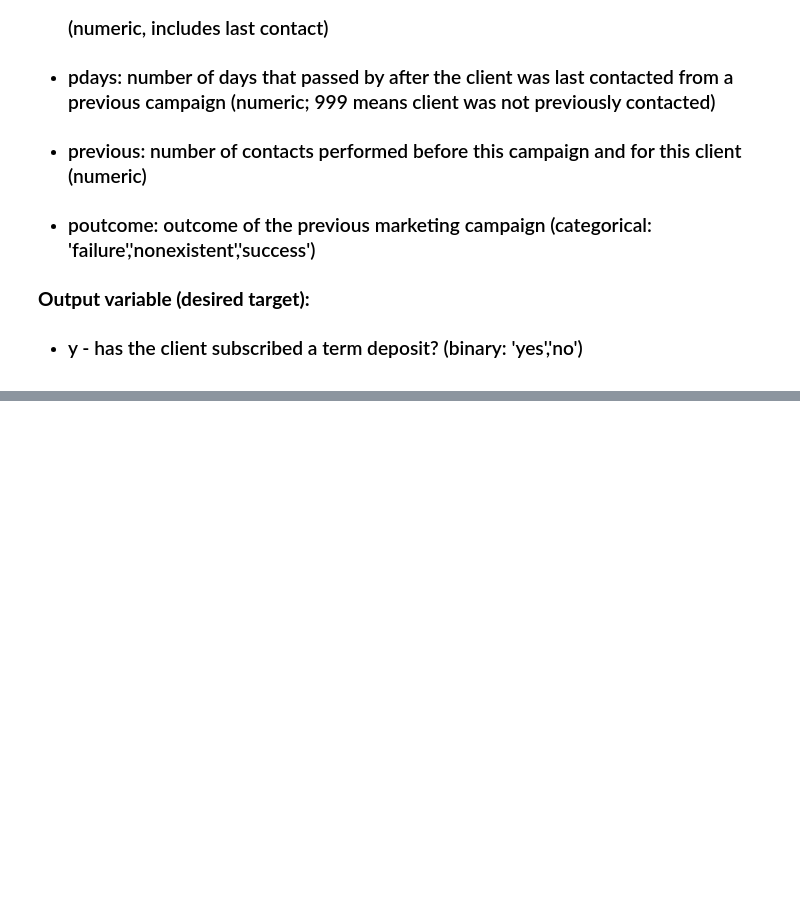
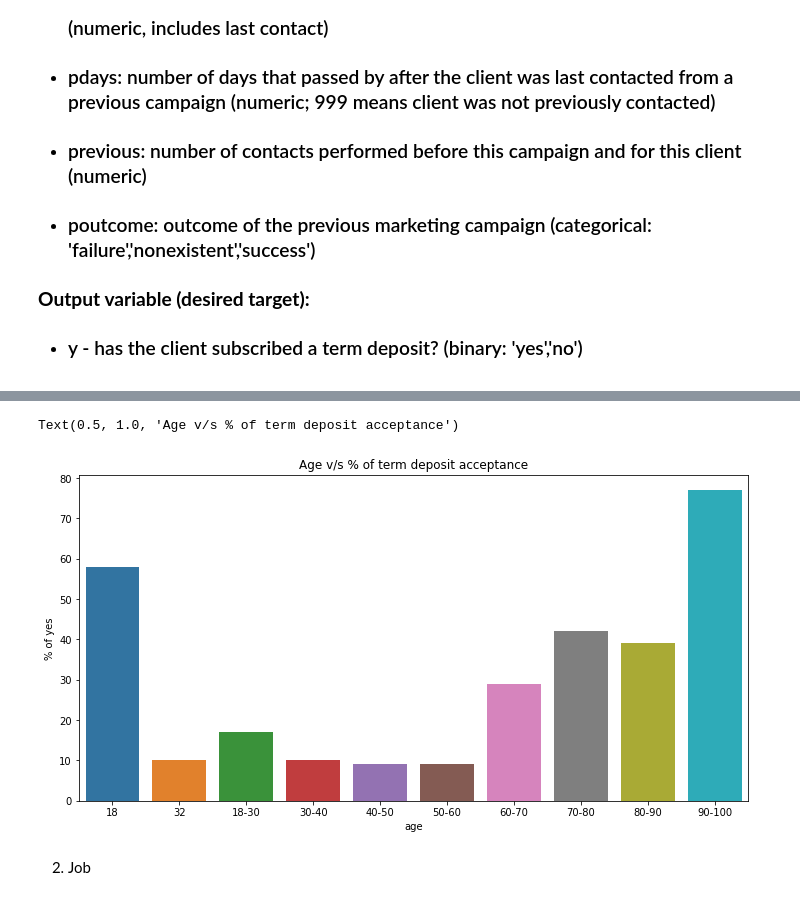
Before and after one commit to yaman9675/Bank-Marketing-Effectiveness-Prediction, a Jupyter notebook: Yaman_Bank_Marketing_Effectiveness_Prediction_Capstone_Project.ipynb, the cells around one changed output, grey strips where cells are left out. Cells and saved outputs as stored; diff of their text form; code cells hidden in the pictures; blank space fills up the shorter version.

```diff
--- a/Yaman_Bank_Marketing_Effectiveness_Prediction_Capstone_Project.ipynb
+++ b/Yaman_Bank_Marketing_Effectiveness_Prediction_Capstone_Project.ipynb
@@ -101,0 +306,11 @@ house_df.tail(10)
+# %%
+plt.figure(figsize=(12,6))
+sns.barplot(x= ['18', '32', '18-30', '30-40', '40-50', '50-60', '60-70', '70-80', '80-90', '90-100'], y= [58, 10, 17,10,9,9,29,42,39,77])
+plt.xlabel('age')
+plt.ylabel('% of yes')
+plt.title('Age v/s % of term deposit acceptance')
+# %% [output]
+Text(0.5, 1.0, 'Age v/s % of term deposit acceptance')
+[figure, added]
+# %% [markdown]
+2. Job
```
Also changed, not shown: parts of 87 cells of this notebook.
